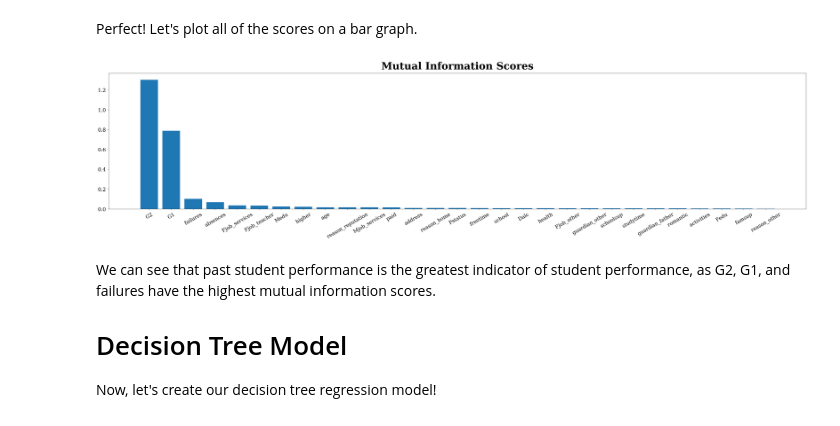
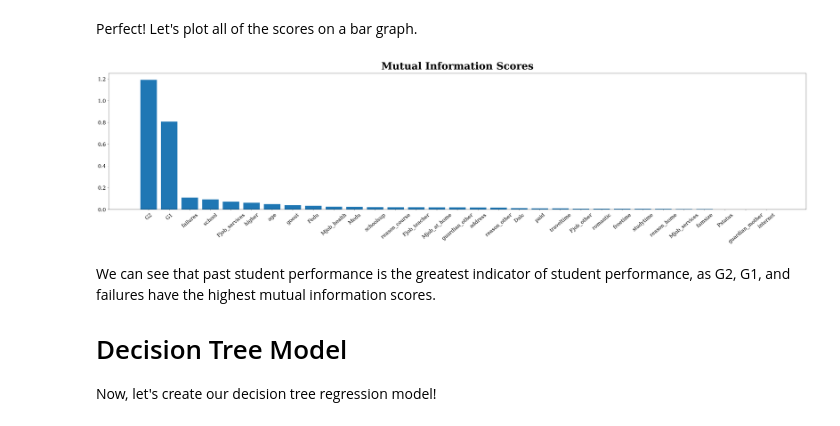
Before and after one commit to briannajzhang/student-performance, a Jupyter notebook: StudentPerformance.ipynb, the cells around one changed output. Cells and saved outputs as stored; diff of their text form; code cells hidden in the pictures.

```diff
--- a/StudentPerformance.ipynb
+++ b/StudentPerformance.ipynb
@@ -50,9 +50,5 @@ Let's start by combining the Portuguese and Math performance data into one singl
 # %%
-por_data = pd.read_csv('../student-performance/data/student-por.csv', delimiter=';')
-mat_data = pd.read_csv('../student-performance/data/student-mat.csv', delimiter=';')
-
-frames = [por_data, mat_data]
-performance_data = pd.concat(frames)
+performance_data = pd.read_csv('../student-performance/data/student-por.csv', delimiter=';')
 
 performance_data.head()
 # %% [output]
@@ -240,19 +236,19 @@ Perfect! Let's plot all of the scores on a bar graph.
 # %%
 def plot_mi_scores(scores):
     non_zero_scores = scores[scores > 0]
     non_zero_scores = non_zero_scores.sort_values(ascending=False)
 
     width = np.arange(len(non_zero_scores))
     ticks = list(non_zero_scores.index)
     plt.bar(width, non_zero_scores, width=0.8)
-    plt.xticks(width, ticks, size=20, rotation=30)
+    plt.xticks(width, ticks, size=20, rotation=40)
     plt.yticks(size=20)
     plt.title("Mutual Information Scores", fontdict={'fontsize':40})
 
 plt.figure(dpi=200, figsize=(50, 10))
 plot_mi_scores(mi_scores)
 # %% [output]
-[figure, old version]
+[figure, new version]
 # %% [markdown]
 We can see that past student performance is the greatest indicator of student performance, as G2, G1, and failures have the highest mutual information scores.
 
```
Also changed, not shown: parts of 33 cells of this notebook, 1 other file.
